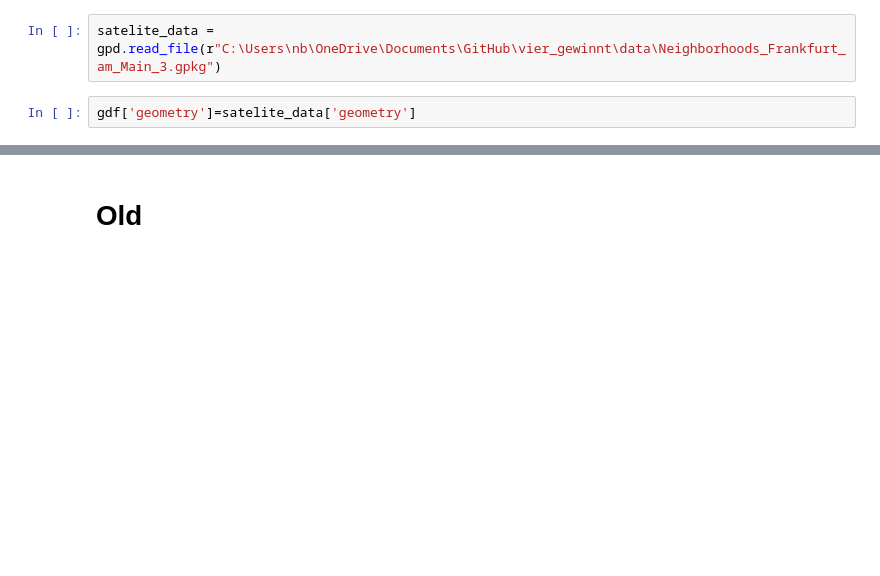
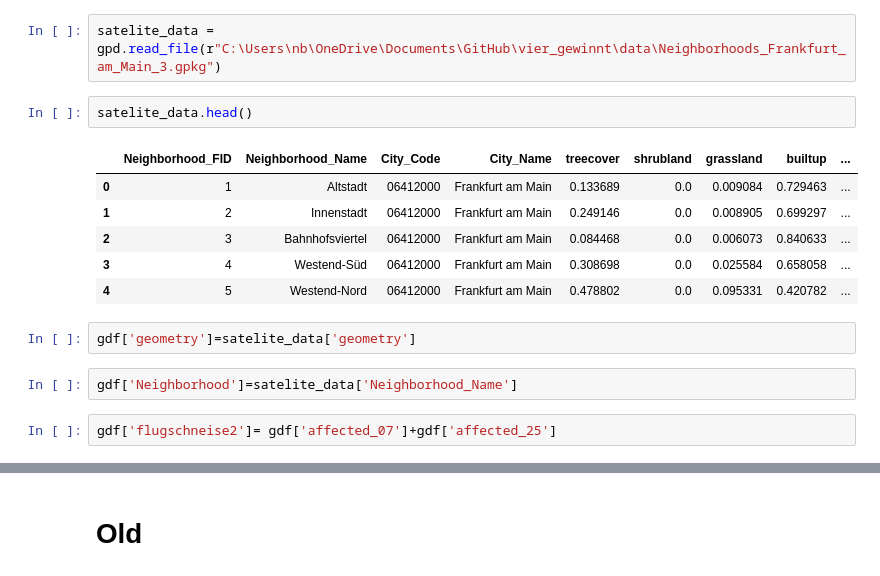
Before and after one commit to Albert-Econ/vier_gewinnt, a Jupyter notebook: scripts.ipynb, the cells around one changed output, grey strips where cells are left out. Cells and saved outputs as stored; diff of their text form; blank space fills up the shorter version.

```diff
--- a/scripts.ipynb
+++ b/scripts.ipynb
@@ -569,5 +575,18 @@ gdf.drop('geometry', axis=1)
 | 45 | 1217.8 | 0.316594 | 0.140976 | 0.000000 | 0.157575 | 1.0 | 0.0 | 0.000000 | ... |
 # %%
 satelite_data = gpd.read_file(r"C:\Users\nb\OneDrive\Documents\GitHub\vier_gewinnt\data\Neighborhoods_Frankfurt_am_Main_3.gpkg")
+# %%
+satelite_data.head()
+# %% [output]
+|  | Neighborhood_FID | Neighborhood_Name | City_Code | City_Name | treecover | shrubland | grassland | builtup | ... |
+| 0 | 1 | Altstadt | 06412000 | Frankfurt am Main | 0.133689 | 0.0 | 0.009084 | 0.729463 | ... |
+| 1 | 2 | Innenstadt | 06412000 | Frankfurt am Main | 0.249146 | 0.0 | 0.008905 | 0.699297 | ... |
+| 2 | 3 | Bahnhofsviertel | 06412000 | Frankfurt am Main | 0.084468 | 0.0 | 0.006073 | 0.840633 | ... |
+| 3 | 4 | Westend-Süd | 06412000 | Frankfurt am Main | 0.308698 | 0.0 | 0.025584 | 0.658058 | ... |
+| 4 | 5 | Westend-Nord | 06412000 | Frankfurt am Main | 0.478802 | 0.0 | 0.095331 | 0.420782 | ... |
 # %%
 gdf['geometry']=satelite_data['geometry']
+# %%
+gdf['Neighborhood']=satelite_data['Neighborhood_Name']
+# %%
+gdf['flugschneise2']= gdf['affected_07']+gdf['affected_25']
```
Also changed, not shown: parts of 14 cells of this notebook, 1 other file.
